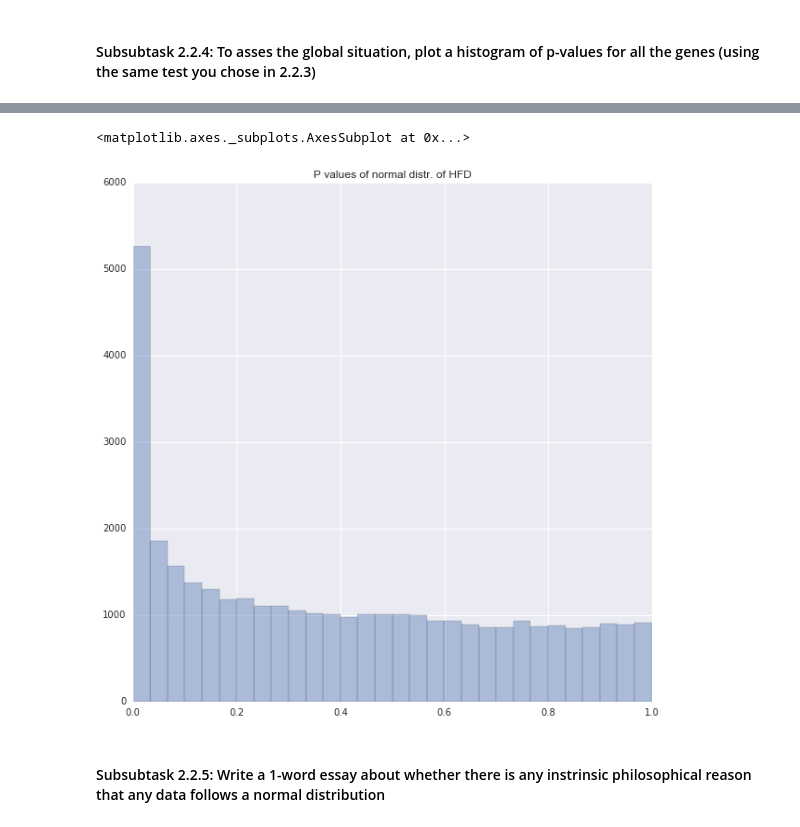
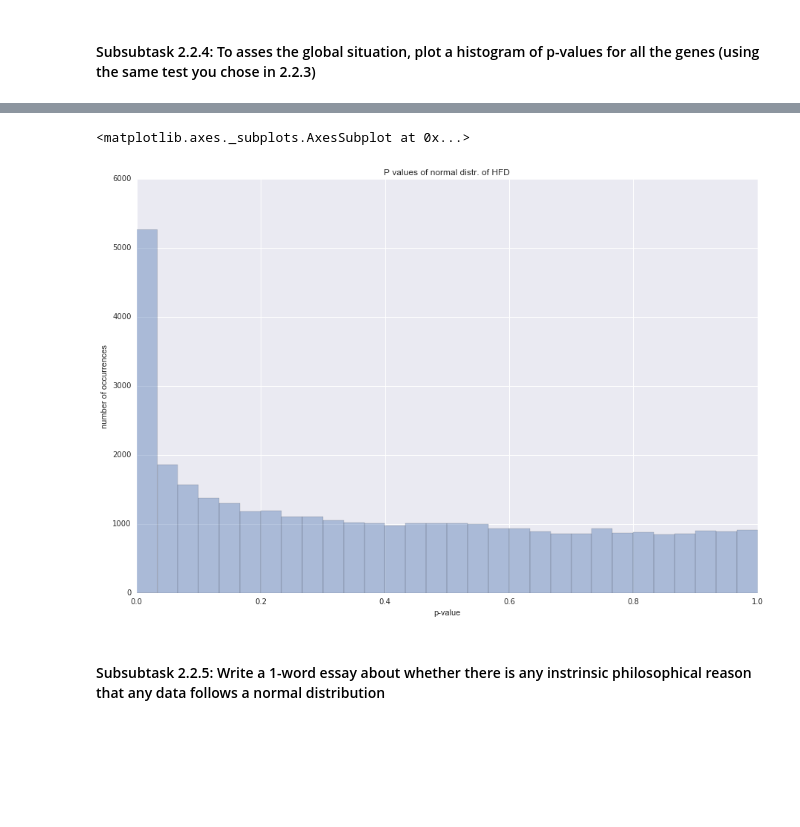
Before and after one commit to Telocontar/IntegratedBioinformatics, a Jupyter notebook: notebooks/DayX_DE_Analysis.ipynb, the cells around one changed output, grey strips where cells are left out. Saved outputs shown, nothing was run; the diff lists cells and outputs as text; code cells hidden in the pictures; blank space fills up the shorter version.

```diff
--- a/notebooks/DayX_DE_Analysis.ipynb
+++ b/notebooks/DayX_DE_Analysis.ipynb
@@ -326,10 +324,12 @@ sns.distplot(normal_distr_CD_p_values, kde=False)
 # %%
-plt.figure(figsize=(10, 10))
+plt.figure(figsize=(15, 10))
+sns.plt.xlabel('p-value')
+sns.plt.ylabel('number of occurrences')
 sns.plt.title('P values of normal distr. of HFD')
 sns.distplot(normal_distr_HFD_p_values, kde=False)
 # %% [output]
 <matplotlib.axes._subplots.AxesSubplot at 0x...>
-[figure, old version]
+[figure, new version]
 # %% [markdown]
 #### Subsubtask 2.2.5: Write a 1-word essay about whether there is any instrinsic philosophical reason that any data follows a normal distribution
 # %% [markdown]
```
Also changed, not shown: parts of 21 cells of this notebook, 3 other files.
